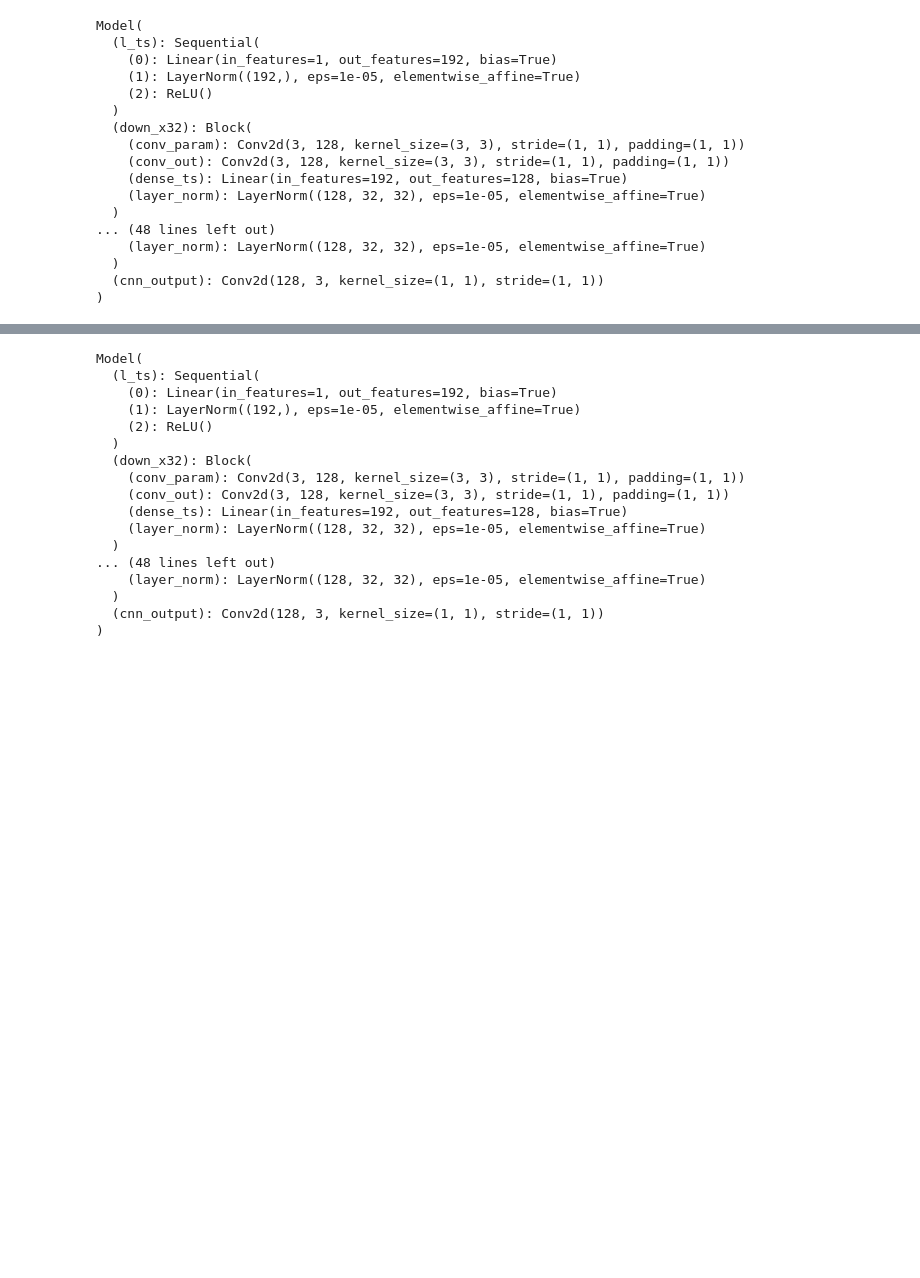
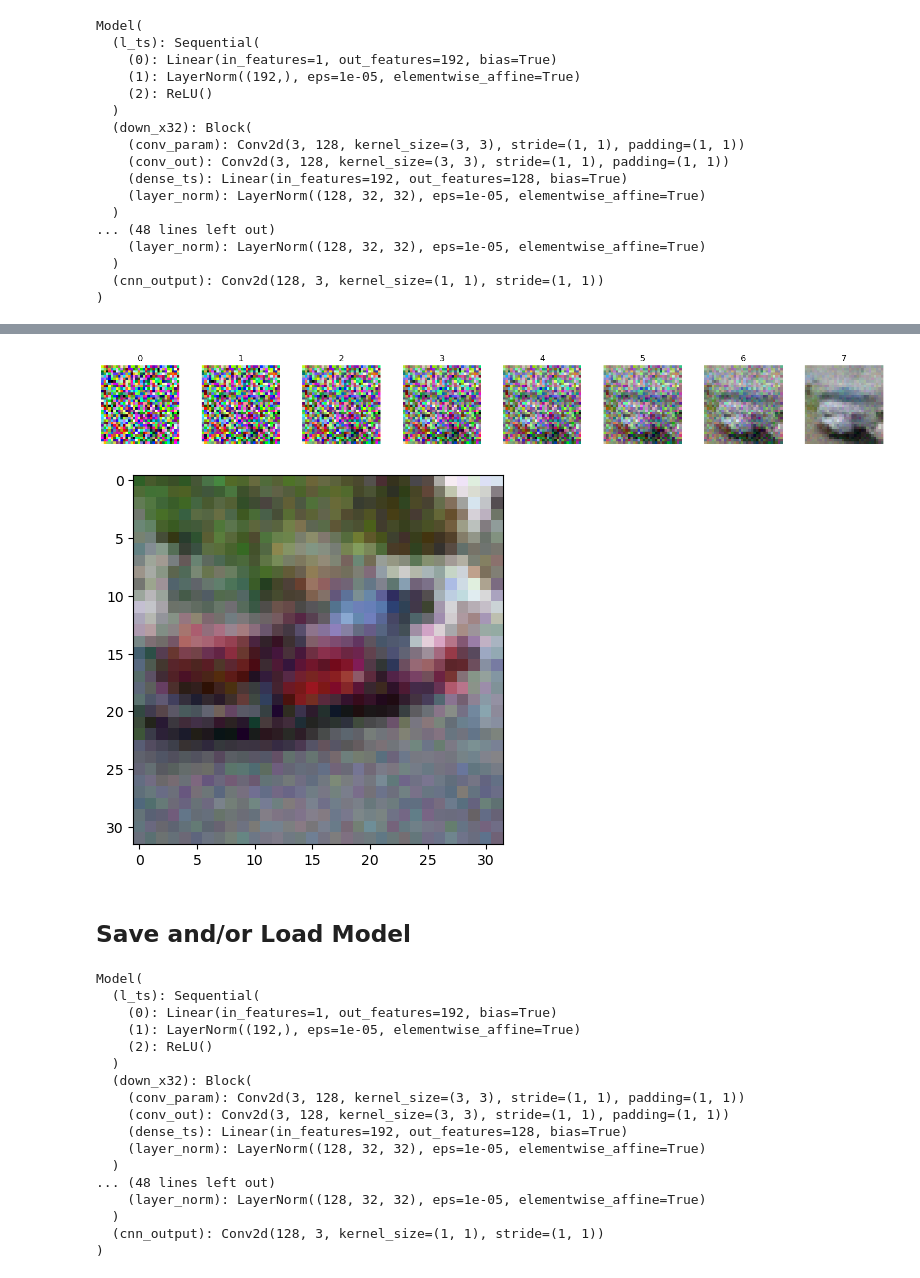
Before and after one commit to jorchard/diffusion_models, a Jupyter notebook: QuickDiffusionModel_torch.ipynb, the cells around one changed output, grey strips where cells are left out. Cells and saved outputs as stored; diff of their text form; code cells hidden in the pictures; blank space fills up the shorter version.

```diff
--- a/QuickDiffusionModel_torch.ipynb
+++ b/QuickDiffusionModel_torch.ipynb
@@ -301,0 +324,26 @@ predict_step()
+# %%
+predict_step()
+# %% [output]
+[figure, added]
+# %%
+# Animated GIF for demonstration purposes
+
+fig, ax = plt.subplots()
+im = ax.imshow(xs[0])
+
+# Function to update the frame
+def update(frame):
+    im.set_array(xs[min(timesteps-1,frame)])
+    return line,
+
+# Create the animation
+ani = animation.FuncAnimation(fig, update, frames=timesteps+10, interval=1, blit=True)
+
+# Save the animation as a video (e.g., MP4)
+ani.save("generate.gif", writer="pillow", fps=5)
+
+plt.show()
+# %% [output]
+[figure, added]
+# %% [markdown]
+## Save and/or Load Model
```
Also changed, not shown: parts of 21 cells of this notebook, 4 other files.
